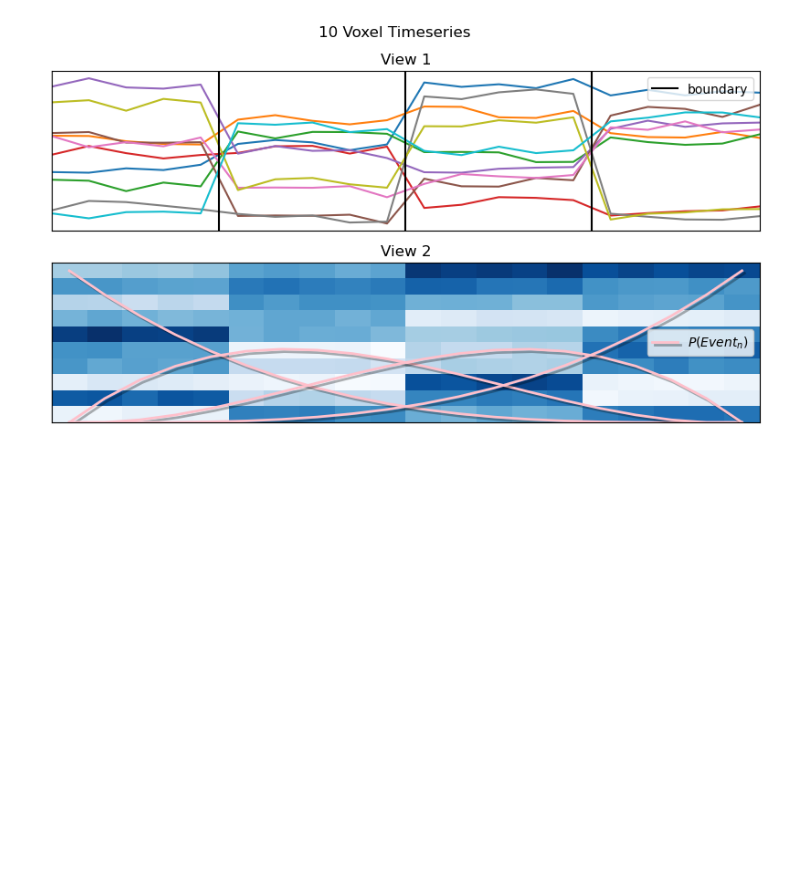
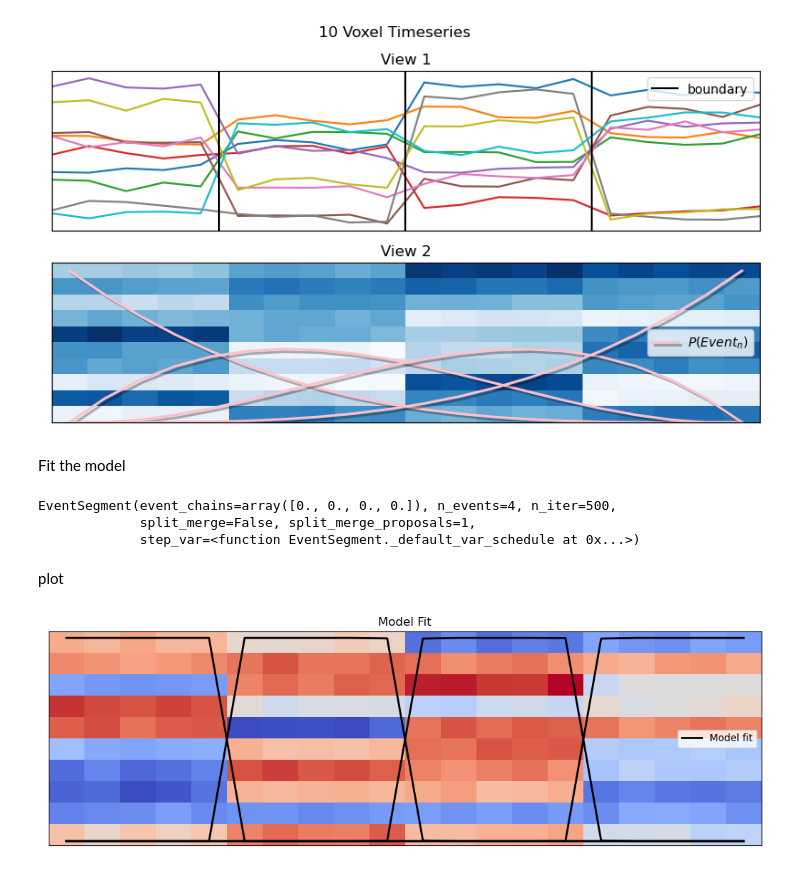
Before and after one commit to w-decker/SNL23_plots, a Jupyter notebook: plotting.ipynb, the cells around one changed output. Drawn from its saved outputs; the diff is of its cells as text; code cells hidden in the pictures; blank space fills up the shorter version.

Commit message:
add model fit plot

```diff
--- a/plotting.ipynb
+++ b/plotting.ipynb
@@ -235,3 +233,30 @@ fig.suptitle('10 Voxel Timeseries')
 fig.savefig('hmmsim.png', dpi=300, bbox_inches='tight')
 # %% [output]
 [figure]
+# %% [markdown]
+Fit the model
+# %%
+es = EventSegment(4, n_iter=500)
+es.fit(X)
+# %% [output]
+EventSegment(event_chains=array([0., 0., 0., 0.]), n_events=4, n_iter=500,
+             split_merge=False, split_merge_proposals=1,
+             step_var=<function EventSegment._default_var_schedule at 0x...>)
+# %% [markdown]
+plot
+# %%
+fig = plt.figure(figsize=(10, 3))
+ax = fig.add_axes([0, 0, 1, 1])
+
+ax.imshow(X.T, aspect='auto', cmap='coolwarm')
+ax.set_title('Model Fit')
+ax.set_yticks([])
+ax.set_xticks([])
+
+ax.plot(9.3 - 9.5 * (es.segments_[0] / np.max(es.segments_[0])), color='k', lw=2)
+ax.legend(handles=[plt.Line2D([0], [0], color='k', label=f'Model fit', lw=2)], loc=7)
+
+#save figure
+fig.savefig('hmmsim_fit.png', dpi=300, bbox_inches='tight')
+# %% [output]
+[figure, added]
```
Also changed, not shown: parts of 2 cells of this notebook.
